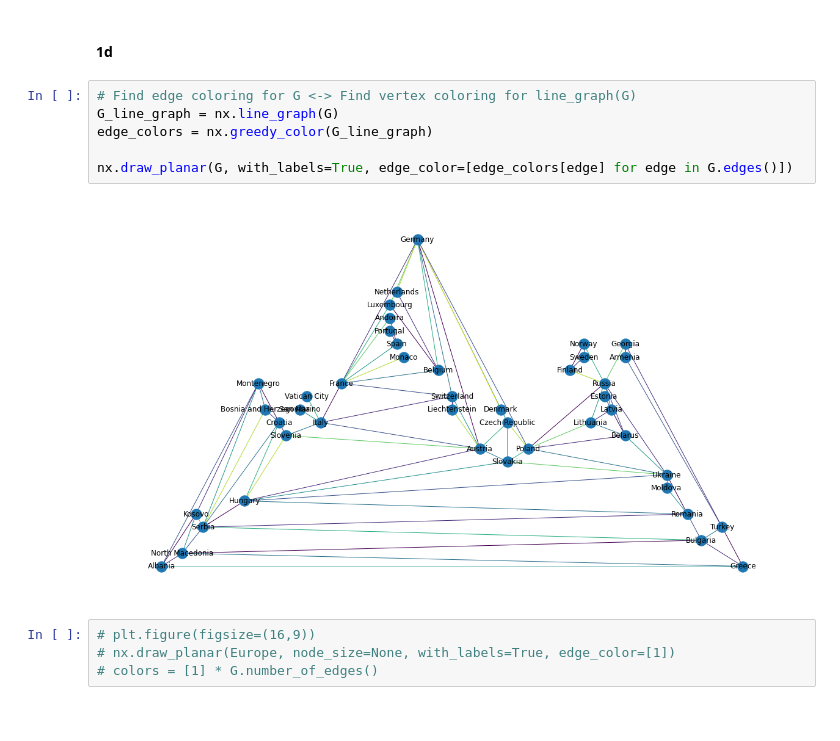
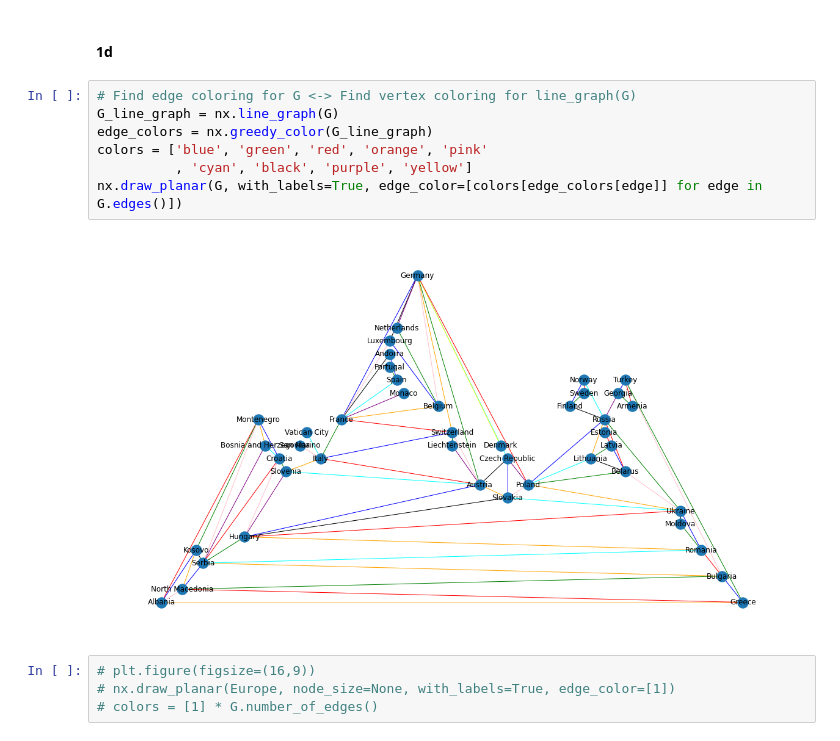
Before and after one commit to GoldenGarr/Graph-Theory-HW-5, a Jupyter notebook: hw5.ipynb, the cells around one changed output. Cells and saved outputs as stored; diff of their text form.

```diff
--- a/hw5.ipynb
+++ b/hw5.ipynb
@@ -238,11 +238,12 @@ nx.draw_planar(G, node_color=[node_colors[node] for node in G.nodes()], with_lab
 # %%
 # Find edge coloring for G <-> Find vertex coloring for line_graph(G)
 G_line_graph = nx.line_graph(G)
 edge_colors = nx.greedy_color(G_line_graph)
-
-nx.draw_planar(G, with_labels=True, edge_color=[edge_colors[edge] for edge in G.edges()])
+colors = ['blue', 'green', 'red', 'orange', 'pink'
+          , 'cyan', 'black', 'purple', 'yellow']
+nx.draw_planar(G, with_labels=True, edge_color=[colors[edge_colors[edge]] for edge in G.edges()])
 # %% [output]
-[figure, old version]
+[figure, new version]
 # %%
 # plt.figure(figsize=(16,9))
 # nx.draw_planar(Europe, node_size=None, with_labels=True, edge_color=[1])
```
Also changed, not shown: parts of 19 cells of this notebook.
